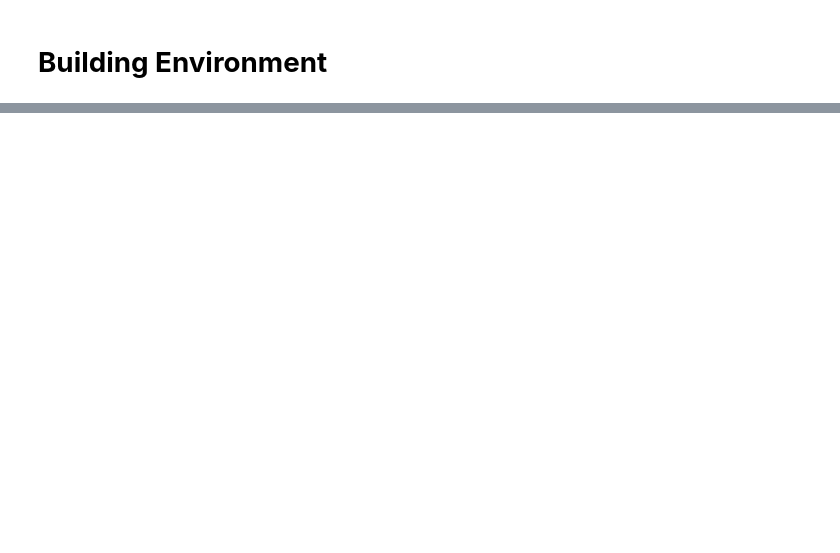
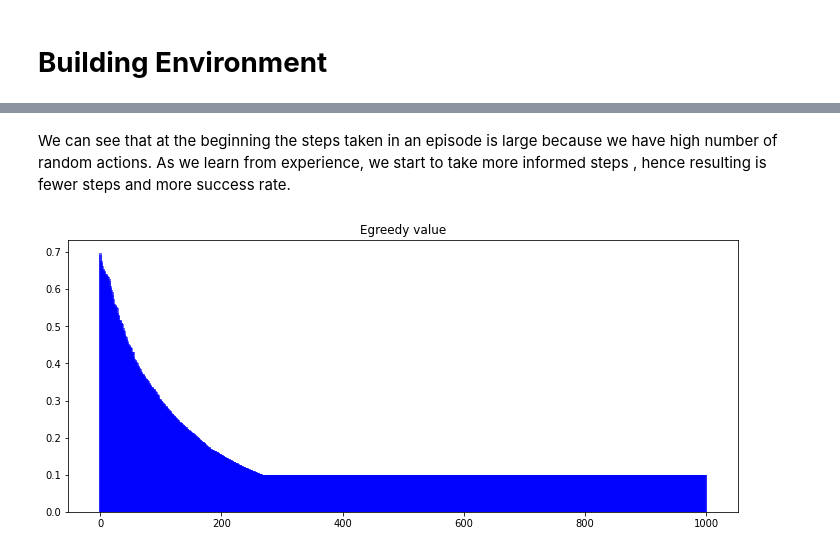
Before and after one commit to SJinji/reinforcement-project, a Jupyter notebook: RL_Project.ipynb, the cells around one changed output, grey strips where cells are left out. Drawn from its saved outputs; the diff is of its cells as text; code cells hidden in the pictures; blank space fills up the shorter version.

```diff
--- a/RL_Project.ipynb
+++ b/RL_Project.ipynb
@@ -151,0 +310,9 @@ Done? False
+# %% [markdown]
+We can see that at the beginning the steps taken in an episode is large because we have high number of random actions. As we learn from experience, we start to take more informed steps , hence resulting is fewer steps and more success rate.
+# %%
+plt.figure(figsize=(12,5))
+plt.title("Egreedy value")
+plt.bar(torch.arange(len(egreedy_total)), egreedy_total, alpha=0.6, color='blue', width=5)
+plt.show()
+# %% [output]
+[figure, added]
```
Also changed, not shown: parts of 13 cells of this notebook.
